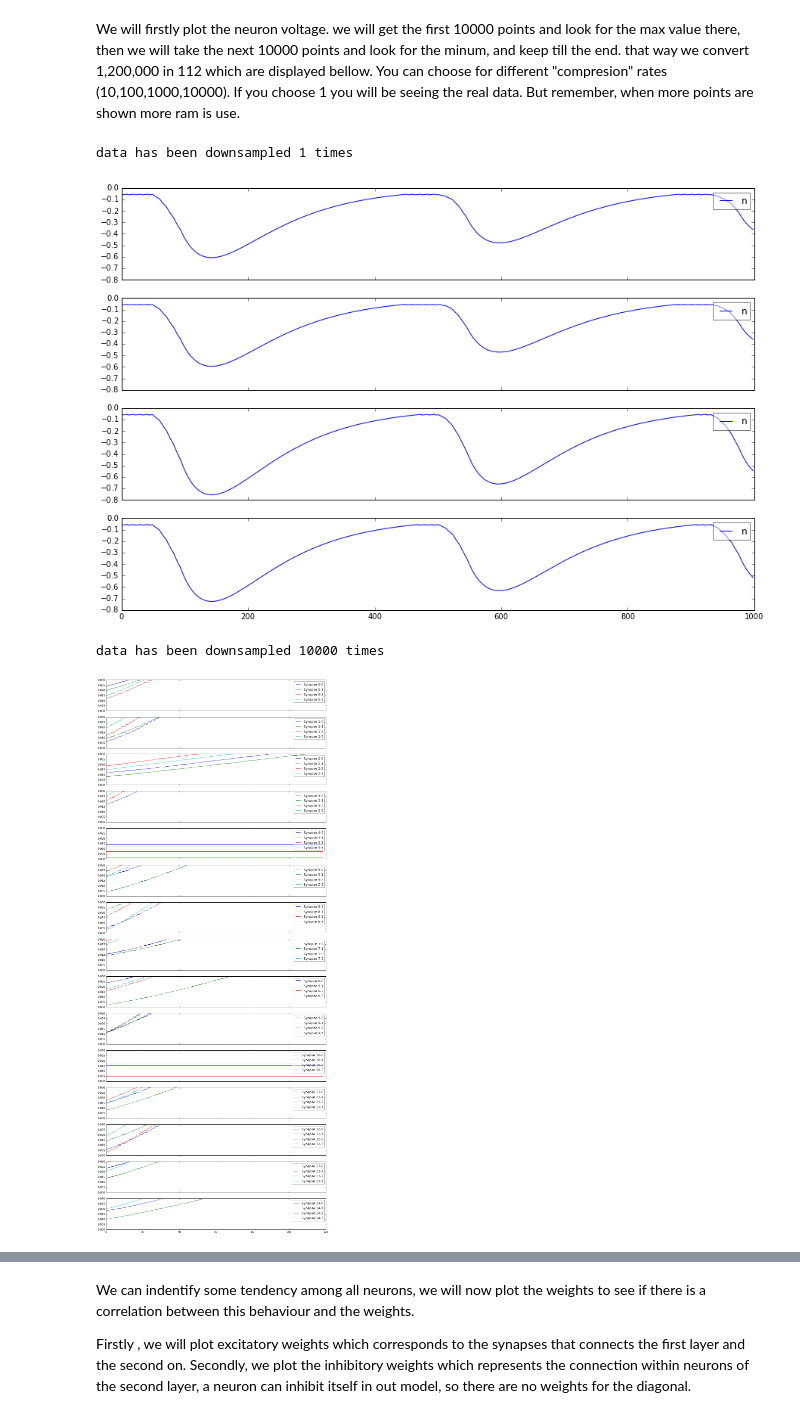
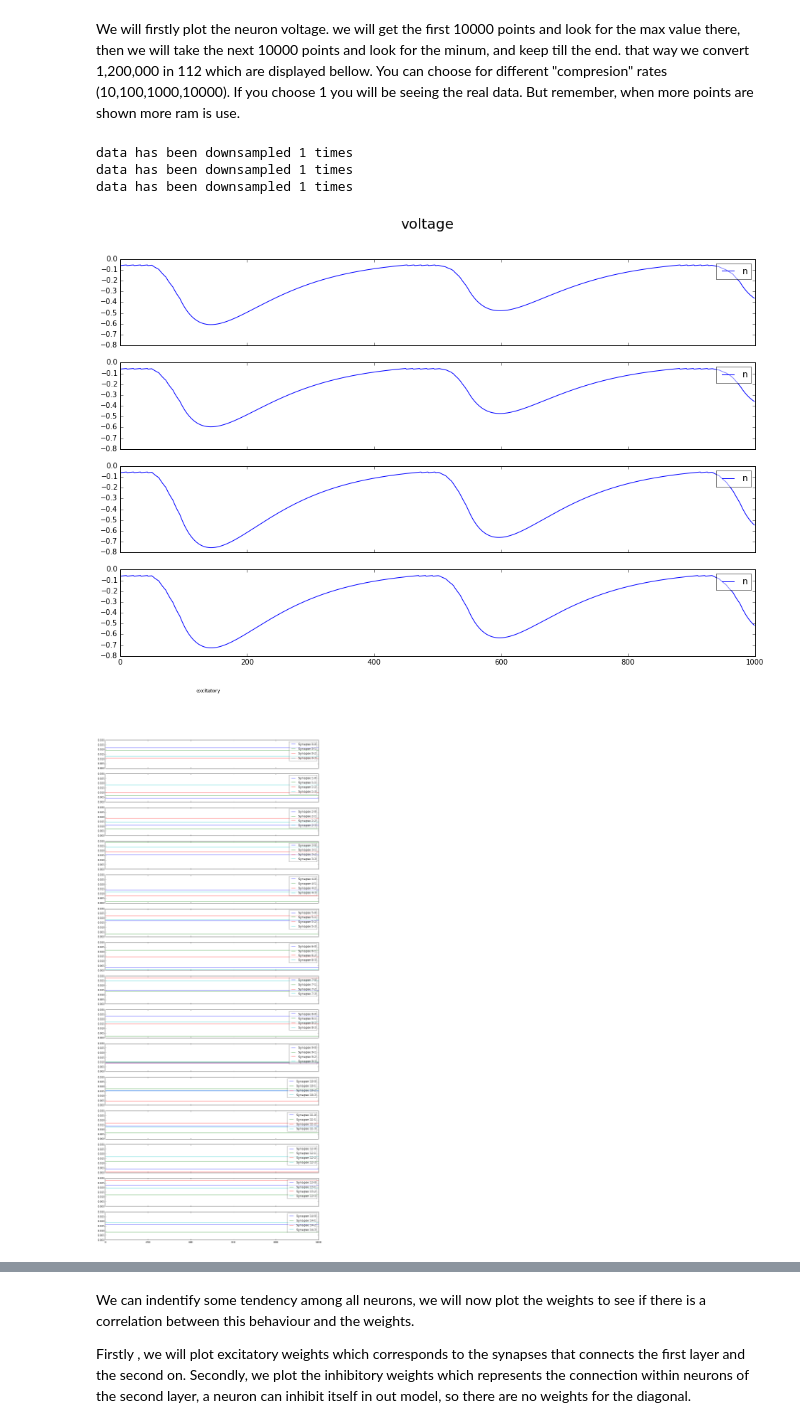
Before and after one commit to tartavull/snn-rl, a Jupyter notebook: analysis.ipynb, the cells around one changed output, grey strips where cells are left out. Drawn from its saved outputs; the diff is of its cells as text; code cells hidden in the pictures.

```diff
--- a/analysis.ipynb
+++ b/analysis.ipynb
@@ -120,16 +9,20 @@ class brianPlotter:
 # %% [markdown]
 We will firstly plot the neuron voltage. we will get the first 10000 points and look for the max value there, then we will take the next 10000 points and look for the minum, and keep till the end. that way we convert 1,200,000 in 112 which are displayed bellow. You can choose for different "compresion" rates (10,100,1000,10000). If you choose 1 you will be seeing the real data. But remember, when more points are shown more ram is use.
-# %%
-bp = brianPlotter('simulation.hdf5',permision = "r")
-bp.plotLine('voltage',1,1000)
-del bp
-# %% [output]
-data has been downsampled 1 times
-[figure, removed]
-# %%
-bp = brianPlotter('simulation.hdf5',permision = "r")
-bp.plotLine('excitatory',1,12000000)
-del bp
-# %% [output]
-data has been downsampled 10000 times
-[figure, removed]
+# %%
+from brianPlotter import *
+bp = brianPlotter('simulation.hdf5',permision = "r")
+
+start = 0
+end = 1000
+bp.plotLine('voltage',start,end)
+bp.plotLine('excitatory',start,end)
+bp.plotLine('inhibitory',start,end)
+bp.plotScatter(start,end) #downsampling not yet implemented for scatter
+
+del bp
+# %% [output]
+data has been downsampled 1 times
+data has been downsampled 1 times
+data has been downsampled 1 times
+[figure, added]
+[figure, added]
```
Also changed, not shown: parts of 6 cells of this notebook, 2 other files.
